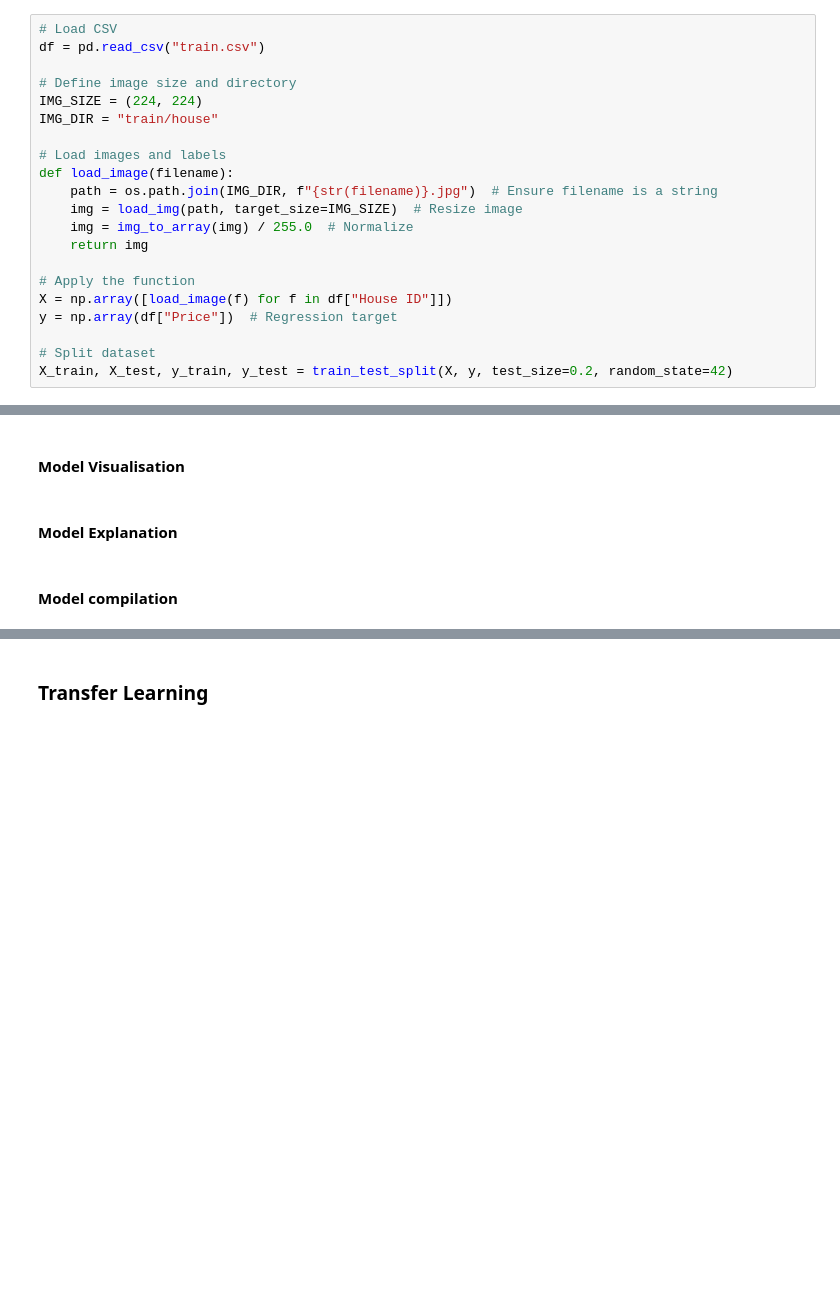
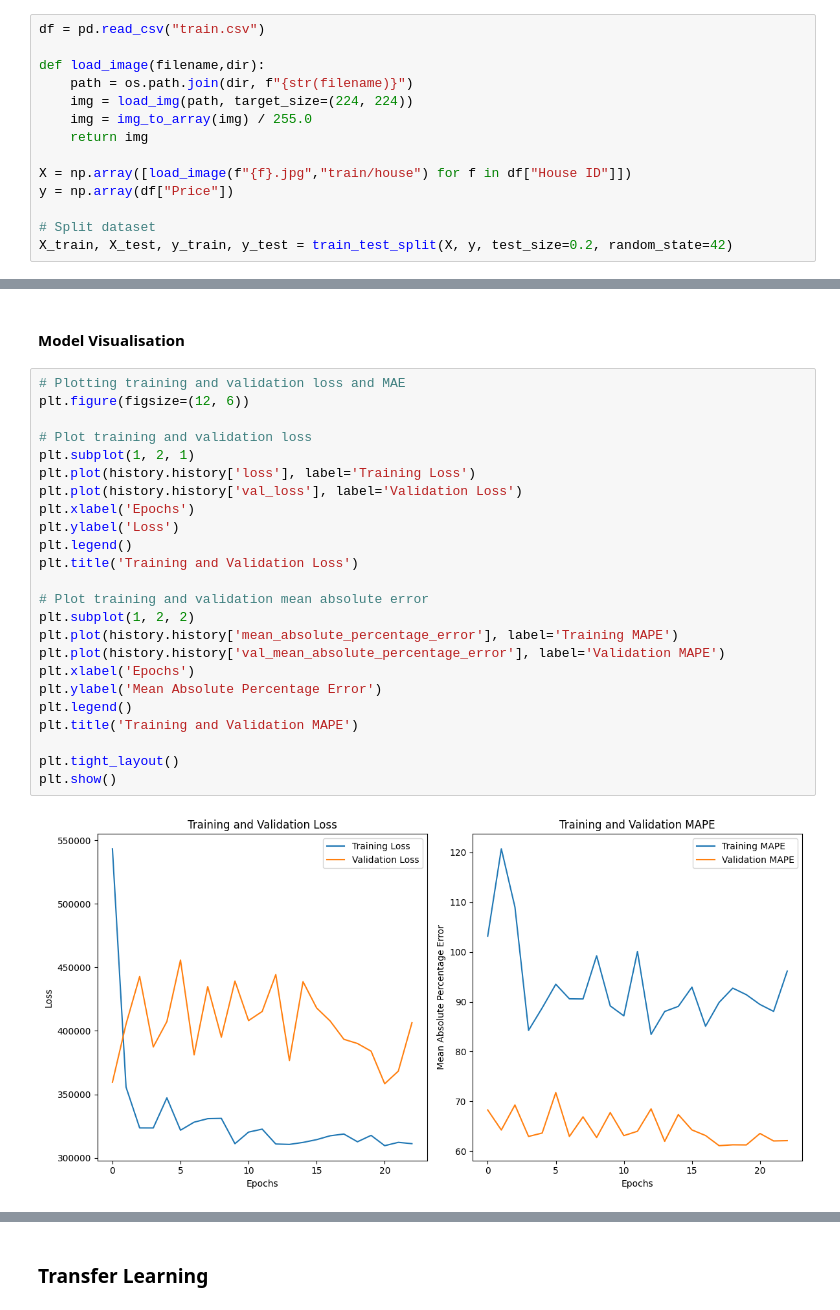
Before and after one commit to casperpriem05/DeepLearning, a Jupyter notebook: main.ipynb, the cells around one changed output, grey strips where cells are left out. Cells and saved outputs as stored; diff of their text form; blank space fills up the shorter version.

```diff
--- a/main.ipynb
+++ b/main.ipynb
@@ -754,21 +700,14 @@ Train batches: 13, Validation batches: 4, Test batches: 2
 # %%
-# Load CSV
 df = pd.read_csv("train.csv")
 
-# Define image size and directory
-IMG_SIZE = (224, 224)
-IMG_DIR = "train/house"
-
-# Load images and labels
-def load_image(filename):
-    path = os.path.join(IMG_DIR, f"{str(filename)}.jpg")  # Ensure filename is a string
-    img = load_img(path, target_size=IMG_SIZE)  # Resize image
-    img = img_to_array(img) / 255.0  # Normalize
+def load_image(filename,dir):
+    path = os.path.join(dir, f"{str(filename)}")
+    img = load_img(path, target_size=(224, 224))
+    img = img_to_array(img) / 255.0
     return img
 
-# Apply the function
-X = np.array([load_image(f) for f in df["House ID"]])
-y = np.array(df["Price"])  # Regression target
+X = np.array([load_image(f"{f}.jpg","train/house") for f in df["House ID"]])
+y = np.array(df["Price"])
 
 # Split dataset
 X_train, X_test, y_train, y_test = train_test_split(X, y, test_size=0.2, random_state=42)
@@ -887,6 +760,28 @@ np.savetxt(
 # %% [markdown]
 #### Model Visualisation
-# %% [markdown]
-#### Model Explanation
-# %% [markdown]
-#### Model compilation
+# %%
+# Plotting training and validation loss and MAE
+plt.figure(figsize=(12, 6))
+
+# Plot training and validation loss
+plt.subplot(1, 2, 1)
+plt.plot(history.history['loss'], label='Training Loss')
+plt.plot(history.history['val_loss'], label='Validation Loss')
+plt.xlabel('Epochs')
+plt.ylabel('Loss')
+plt.legend()
+plt.title('Training and Validation Loss')
+
+# Plot training and validation mean absolute error
+plt.subplot(1, 2, 2)
+plt.plot(history.history['mean_absolute_percentage_error'], label='Training MAPE')
+plt.plot(history.history['val_mean_absolute_percentage_error'], label='Validation MAPE')
+plt.xlabel('Epochs')
+plt.ylabel('Mean Absolute Percentage Error')
+plt.legend()
+plt.title('Training and Validation MAPE')
+
+plt.tight_layout()
+plt.show()
+# %% [output]
+[figure, added]
```
Also changed, not shown: parts of 9 cells of this notebook.
